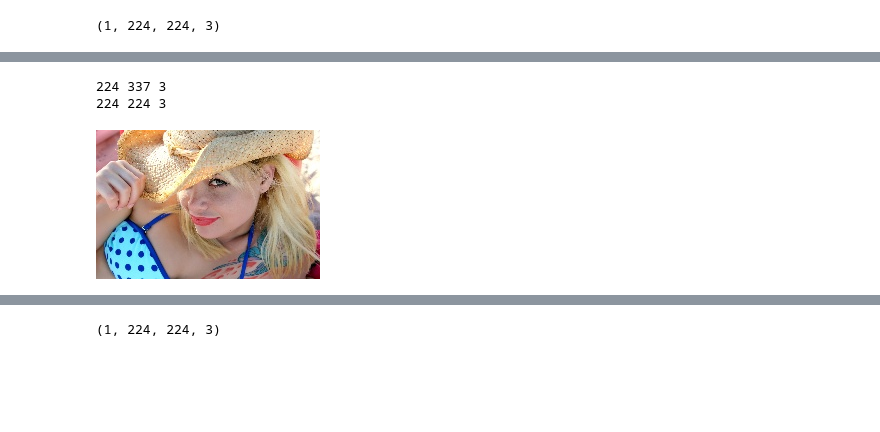
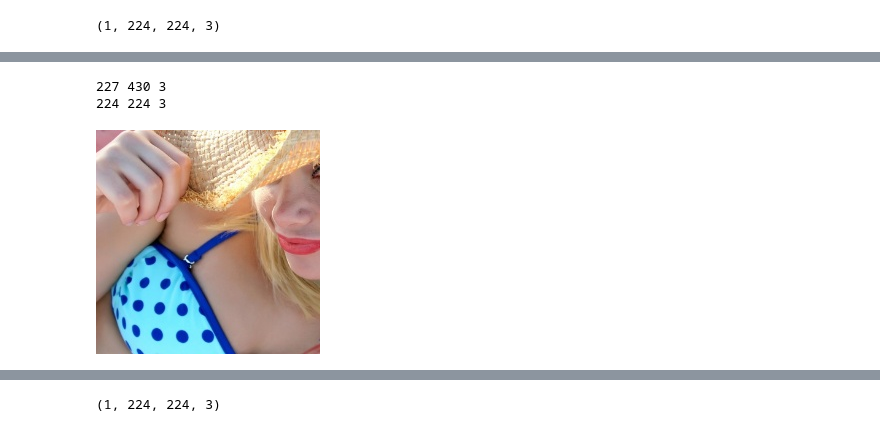
Before and after one commit to dcshapiro/funWithShap, a Jupyter notebook: shapOnVGG16.ipynb, the cells around one changed output, grey strips where cells are left out. Saved outputs shown, nothing was run; the diff lists cells and outputs as text; code cells hidden in the pictures; blank space fills up the shorter version.

```diff
--- a/shapOnVGG16.ipynb
+++ b/shapOnVGG16.ipynb
@@ -84,34 +94,35 @@ hat_girl.jpg        100%[===================>] 566.21K  1.59MB/s    in 0.3s
 # %%
 %matplotlib inline
 
 #with code from https://stackoverflow.com/questions/46236180/opencv-imshow-will-cause-jupyter-notebook-crash/52061135
 #with code from https://medium.com/@manivannan_data/resize-image-using-opencv-python-d2cdbbc480f0
 import cv2
 import matplotlib.pyplot as plt
 from google.colab import files
 
 filename = 'hat_girl.jpg'
-W = 337.
+W = 430.
 oriimg = cv2.imread(filename)
 height, width, depth = oriimg.shape
 imgScale = W/width
 newX,newY = oriimg.shape[1]*imgScale, oriimg.shape[0]*imgScale
 newimg = cv2.resize(oriimg,(int(newX),int(newY)))
+newimg.shape
 crop_img = newimg[:224, :224,:]
 cv2.waitKey(0)
 cv2.imwrite("cropimg.jpg",crop_img)
 height, width, depth = newimg.shape
 print(height, width, depth)
 height, width, depth = crop_img.shape
 print(height, width, depth)
-#files.download('resizeimg.jpg')
+# files.download('resizeimg.jpg')
 
-from IPython.display import Image
-Image(filename='resizeimg.jpg')
+# from IPython.display import Image
+Image(filename='cropimg.jpg')
 # %% [output]
-224 337 3
+227 430 3
 224 224 3
-[figure, old version]
+[figure, new version]
 # %%
 from IPython.display import Image
 Image(filename='cropimg.jpg')
```
Also changed, not shown: parts of 7 cells of this notebook.
